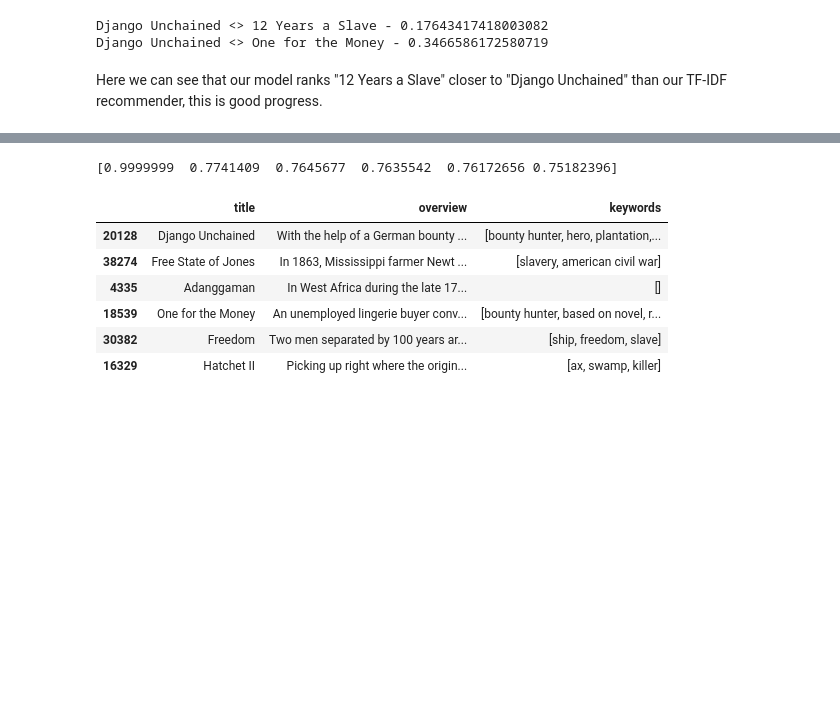
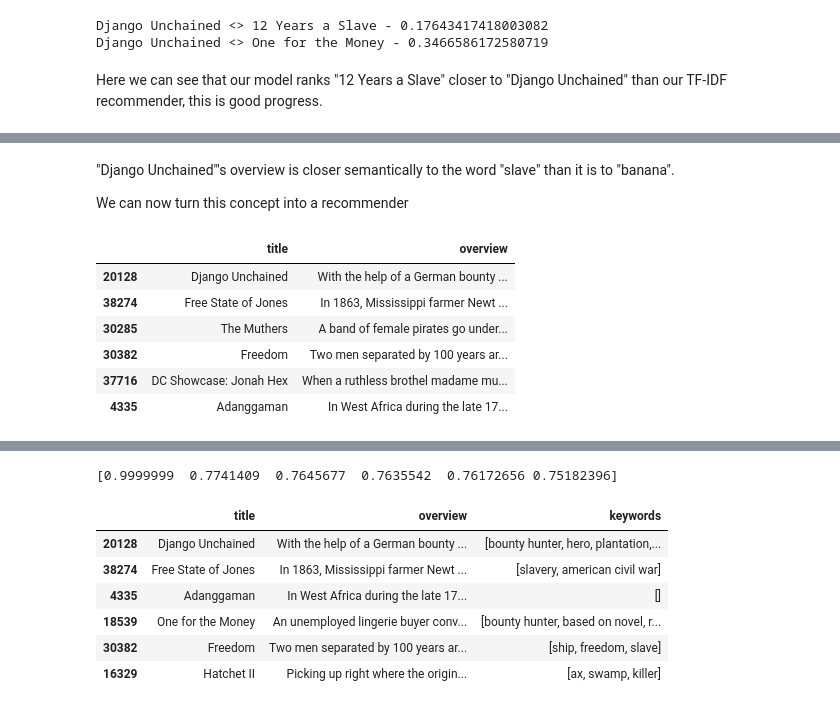
Before and after one commit to adi-benz/movies-rating-analysis, a Jupyter notebook: analysis.ipynb, the cells around one changed output, grey strips where cells are left out. Cells and saved outputs as stored; diff of their text form; code cells hidden in the pictures; blank space fills up the shorter version.

Commit message:
Write more on Word2Vec and Doc2Vec

```diff
--- a/analysis.ipynb
+++ b/analysis.ipynb
@@ -915,5 +917,5 @@ import gensim
 import gensim.downloader as api
 from gensim.models.keyedvectors import KeyedVectors
 
-wv: KeyedVectors = api.load('word2vec-google-news-300')
+google_news_wv: KeyedVectors = api.load('word2vec-google-news-300')
 # %% [output]
@@ -948,0 +993,48 @@ Failed to find 30275 words
+# %% [markdown]
+"Django Unchained"'s overview is closer semantically to the word "slave" than it is to "banana".
+
+We can now turn this concept into a recommender
+# %%
+cache = None
+# %%
+import os
+import gensim
+
+class Word2VecRecommender:
+    def __init__(self, movies_df):
+        self.movies_df = movies_df.copy()
+        self._generate_w2v()
+        self._model = google_news_wv
+
+    def _generate_w2v(self):
+        global cache
+        if cache is None:
+            cache = self.movies_df["overview"].apply(lambda overview: get_text_mean_vector(overview) if isinstance(overview, str) else np.nan)
+
+        self.movies_df['w2v'] = cache
+
+    def recommend(self, movie_title: str, top_n: int = 5):
+        target_w2v = self.movies_df[self.movies_df['title'] == movie_title].iloc[0]['w2v']
+        others_w2v = movies[~movies["w2v"].isna()]
+
+        similarities = cosine_similarity([target_w2v], others_w2v['w2v'].to_list())[0]
+        return others_w2v.iloc[similarities.argsort()[-top_n - 1:][::-1]]
+
+    def compare(self, movie1, movie2):
+        movie1_w2v = self.movies_df[self.movies_df['title'] == movie1].iloc[0]['w2v']
+        movie2_w2v = self.movies_df[self.movies_df['title'] == movie2].iloc[0]['w2v']
+
+        return self._model.cosine_similarities(movie1_w2v, [movie2_w2v]).item()
+
+w2v_recommender = Word2VecRecommender(movies)
+# %%
+with pd.option_context('display.max_colwidth', -1):
+    display(w2v_recommender.recommend('Django Unchained')[["title", "overview"]])
+# %% [output]
+|  | title | overview |
+| 20128 | Django Unchained | With the help of a German bounty ... |
+| 38274 | Free State of Jones | In 1863, Mississippi farmer Newt ... |
+| 30285 | The Muthers | A band of female pirates go under... |
+| 30382 | Freedom | Two men separated by 100 years ar... |
+| 37716 | DC Showcase: Jonah Hex | When a ruthless brothel madame mu... |
+| 4335 | Adanggaman | In West Africa during the late 17... |
```
Also changed, not shown: parts of 15 cells of this notebook, 1 other file.
